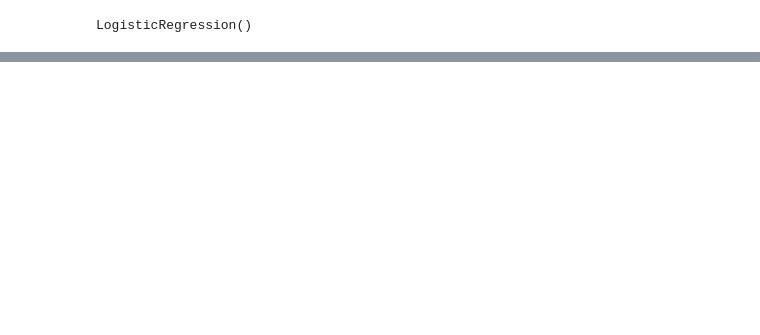
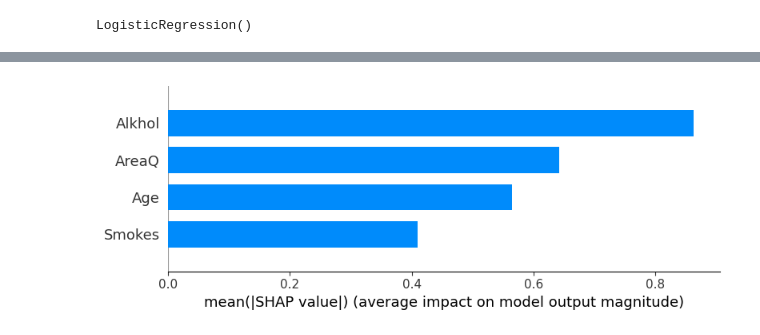
Before and after one commit to pranav-112/Machine-Learning-Algorithm-Analyzer-, a Jupyter notebook: LogisticReg_Lung (1).ipynb, the cells around one changed output, grey strips where cells are left out. Cells and saved outputs as stored; diff of their text form; code cells hidden in the pictures; blank space fills up the shorter version.

```diff
--- a/LogisticReg_Lung (1).ipynb
+++ b/LogisticReg_Lung (1).ipynb
@@ -7,2 +12,3 @@ from sklearn.metrics import accuracy_score, confusion_matrix
 # %%
-data=pd.read_csv(r"D:\MIT IMP\MP\mp last\datasets\lung_cancer.csv")
+data=pd.read_csv(r"datasets\greta_data.csv")
+data
@@ -41,0 +69,7 @@ Accuracy: 0.9166666666666666
+# %%
+# SHAP explanation
+shap_explainer = shap.Explainer(model, X_train)
+shap_values = shap_explainer.shap_values(X_test)
+shap.summary_plot(shap_values, X_test, plot_type="bar")
+# %% [output]
+[figure, added]
```
Also changed, not shown: parts of 5 cells of this notebook, 3 other files.
